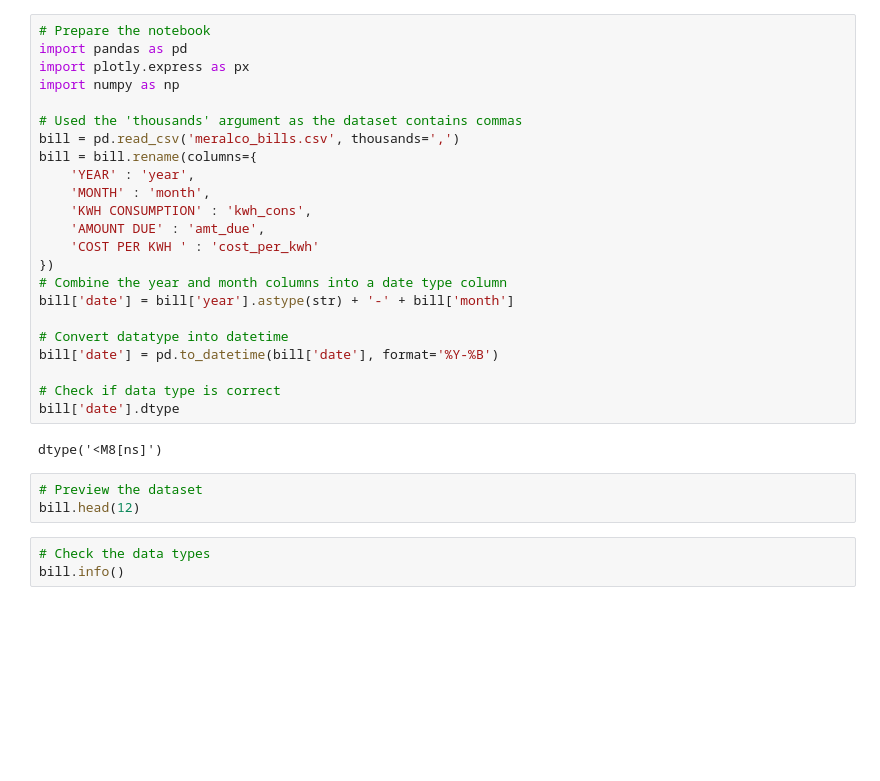
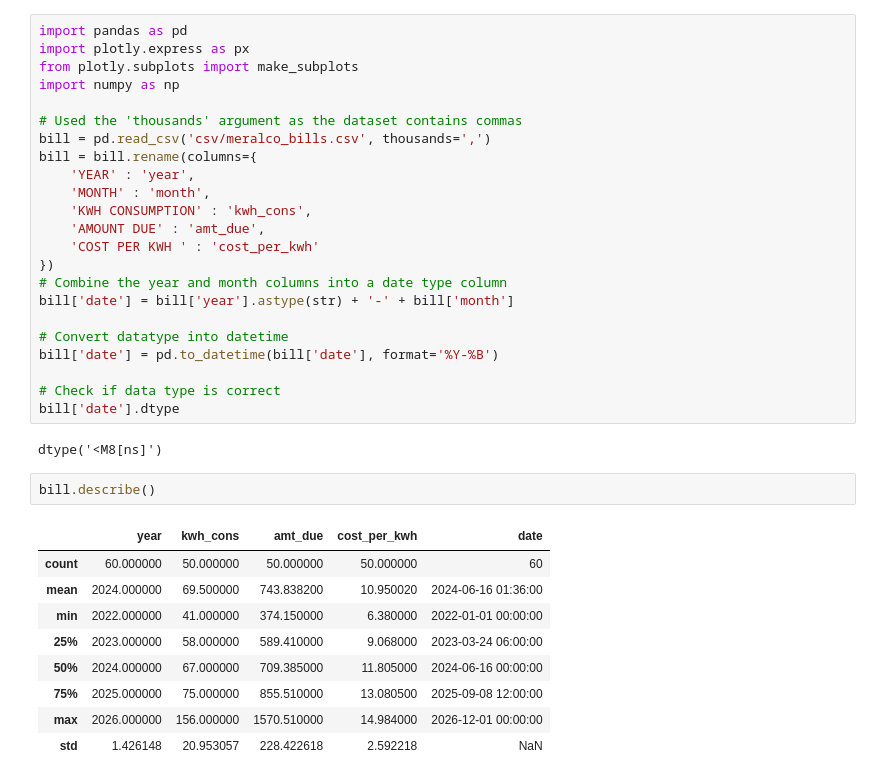
Before and after one commit to adrielmolina/portfolio, a Jupyter notebook: meralco_bills_analysis.ipynb, the cells around one changed output. Saved outputs shown, nothing was run; the diff lists cells and outputs as text; blank space fills up the shorter version.

Commit message:
remade the notebook

```diff
--- a/meralco_bills_analysis.ipynb
+++ b/meralco_bills_analysis.ipynb
@@ -1,11 +14,11 @@
 # %%
-# Prepare the notebook
 import pandas as pd
 import plotly.express as px
+from plotly.subplots import make_subplots
 import numpy as np
 
 # Used the 'thousands' argument as the dataset contains commas
-bill = pd.read_csv('meralco_bills.csv', thousands=',')
+bill = pd.read_csv('csv/meralco_bills.csv', thousands=',')
 bill = bill.rename(columns={
     'YEAR' : 'year',
     'MONTH' : 'month',
@@ -23,9 +36,15 @@ bill['date'] = pd.to_datetime(bill['date'], format='%Y-%B')
 bill['date'].dtype
 # %% [output]
 dtype('<M8[ns]')
-# %%
-# Preview the dataset
-bill.head(12)
-# %%
-# Check the data types
-bill.info()
+# %%
+bill.describe()
+# %% [output]
+|  | year | kwh_cons | amt_due | cost_per_kwh | date |
+| count | 60.000000 | 50.000000 | 50.000000 | 50.000000 | 60 |
+| mean | 2024.000000 | 69.500000 | 743.838200 | 10.950020 | 2024-06-16 01:36:00 |
+| min | 2022.000000 | 41.000000 | 374.150000 | 6.380000 | 2022-01-01 00:00:00 |
+| 25% | 2023.000000 | 58.000000 | 589.410000 | 9.068000 | 2023-03-24 06:00:00 |
+| 50% | 2024.000000 | 67.000000 | 709.385000 | 11.805000 | 2024-06-16 00:00:00 |
+| 75% | 2025.000000 | 75.000000 | 855.510000 | 13.080500 | 2025-09-08 12:00:00 |
+| max | 2026.000000 | 156.000000 | 1570.510000 | 14.984000 | 2026-12-01 00:00:00 |
+| std | 1.426148 | 20.953057 | 228.422618 | 2.592218 | NaN |
```
Also changed, not shown: parts of 17 cells of this notebook, 3 other files.
